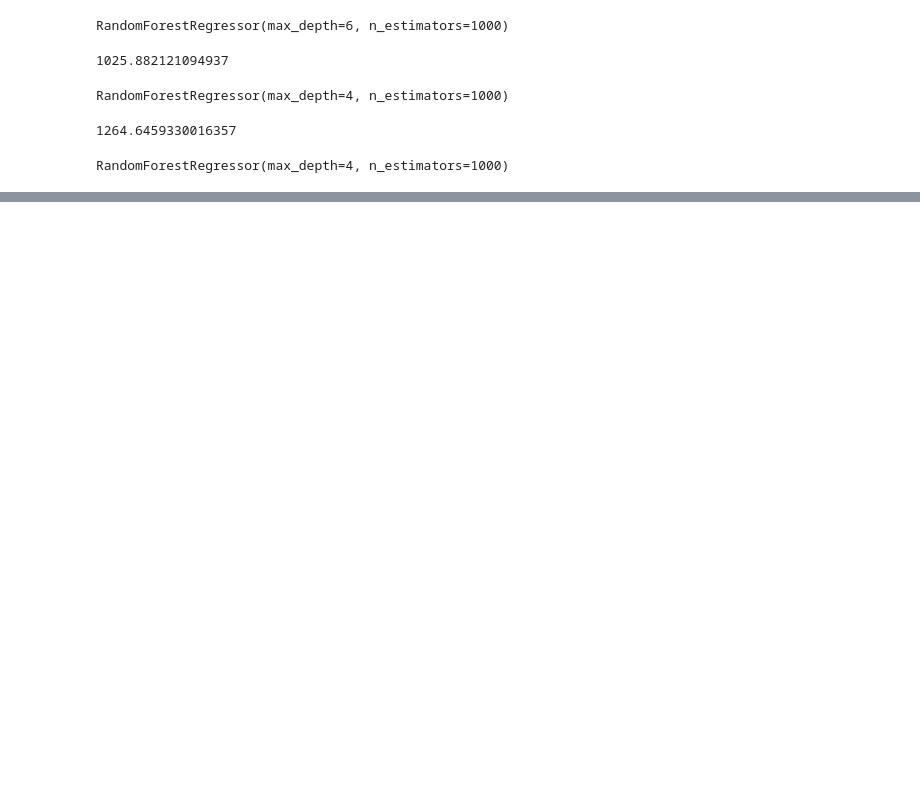
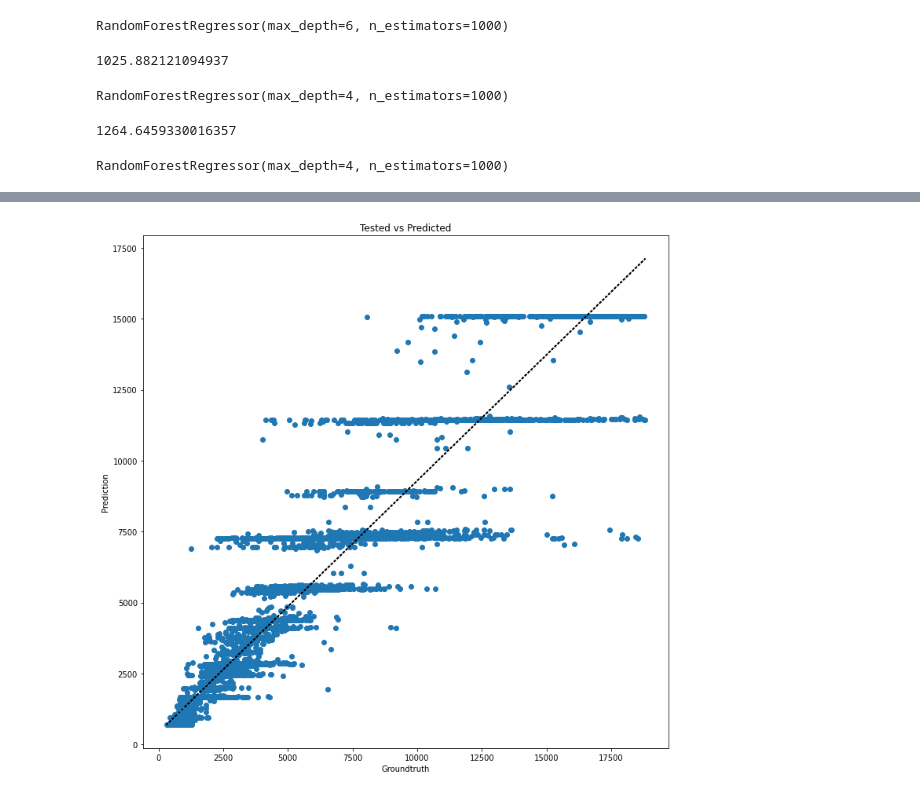
Before and after one commit to sofiavpuebla/5.--Kaggle-ML, a Jupyter notebook: RandomForest.ipynb, the cells around one changed output, grey strips where cells are left out. Drawn from its saved outputs; the diff is of its cells as text; code cells hidden in the pictures; blank space fills up the shorter version.

```diff
--- a/RandomForest.ipynb
+++ b/RandomForest.ipynb
@@ -59,0 +61,12 @@ test["price"]=y_pred
+# %%
+b,m=polyfit(y_test,y_pred,1)
+# %%
+plt.figure(figsize=(12,12))
+plt.scatter(x=y_test,y=y_pred)
+plt.plot(y_test,b+m*(y_test),':', c="black", linewidth=2)
+plt.title("Tested vs Predicted")
+plt.xlabel("Groundtruth")
+plt.ylabel("Prediction")
+plt.savefig("output/RandomForest.jpg")
+# %% [output]
+[figure, added]
```
Also changed, not shown: parts of 3 cells of this notebook, 11 other files.
